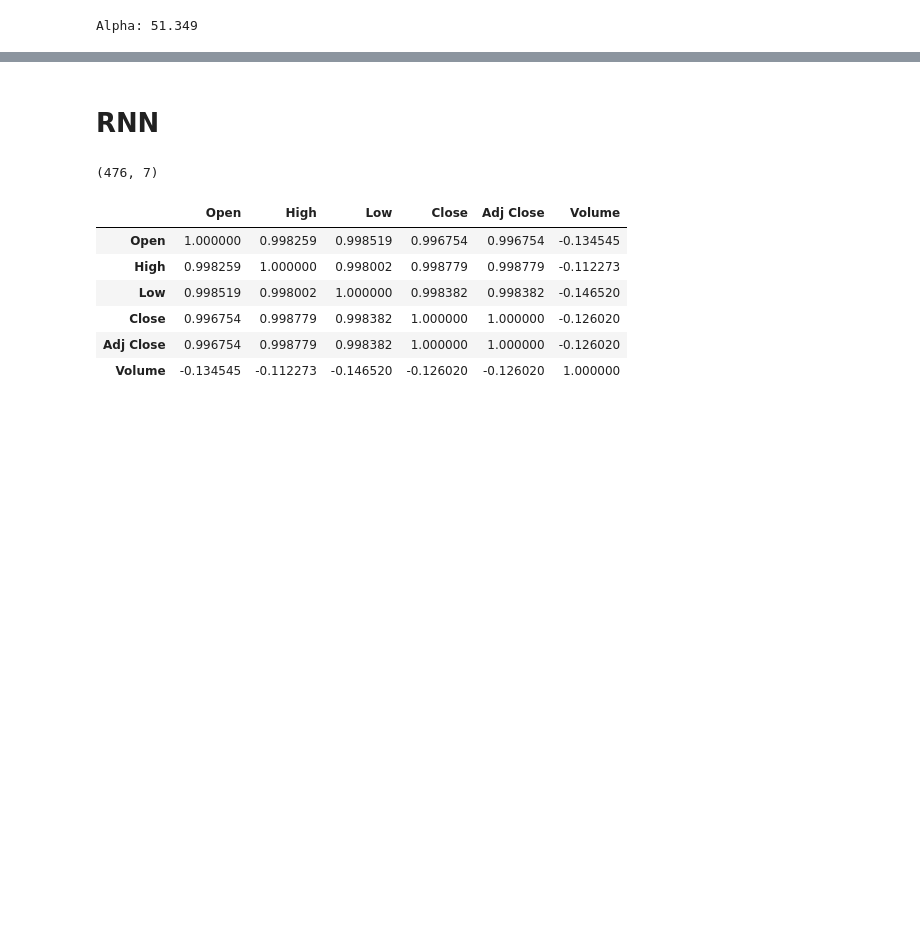
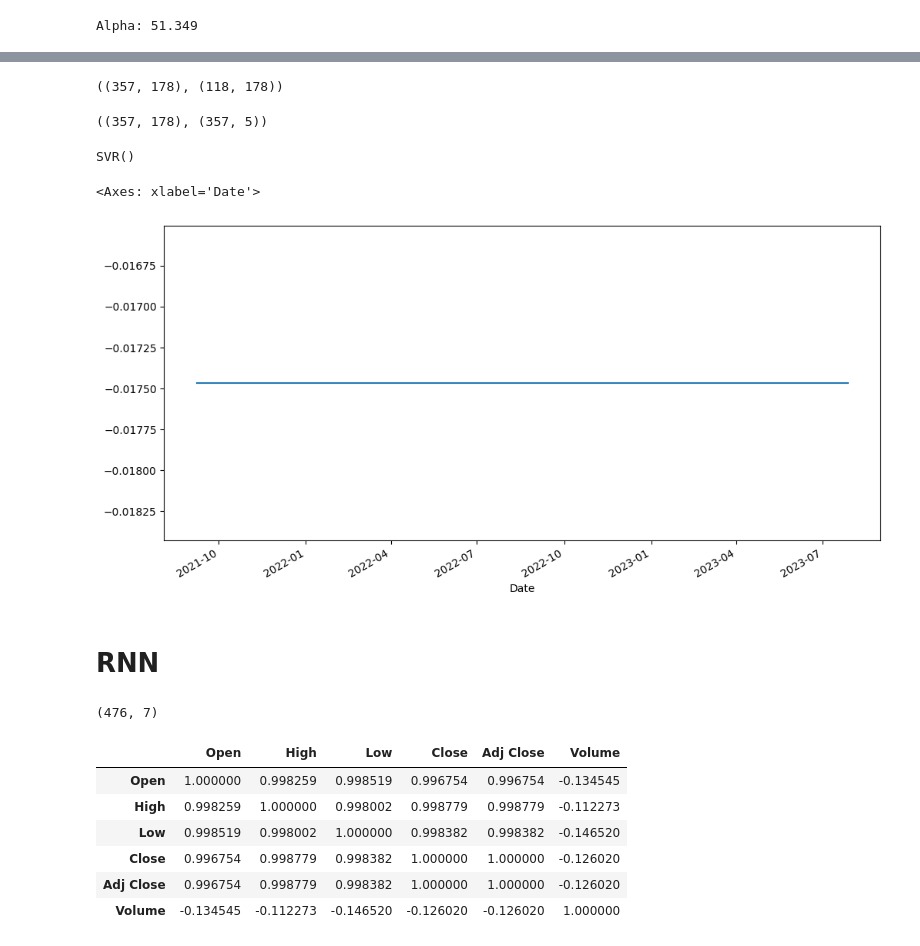
Before and after one commit to prrm4k/algorithmic_prediction, a Jupyter notebook: Algorithmic_trading.ipynb, the cells around one changed output, grey strips where cells are left out. Drawn from its saved outputs; the diff is of its cells as text; code cells hidden in the pictures; blank space fills up the shorter version.

```diff
--- a/Algorithmic_trading.ipynb
+++ b/Algorithmic_trading.ipynb
@@ -170,0 +206,2 @@ Alpha: 51.349
+# %%
+dfc = feature_engineering(sv_df)
@@ -170,0 +219,11 @@ Alpha: 51.349
+# %%
+train_size = int(df.shape[0]*0.75)
+X_tr1, X_ts1 = dfc.iloc[:train_size, 6:dfc.shape[1]-1], dfc.iloc[train_size:, 6:dfc.shape[1]-1]
+y_tr1, y_ts1 = dfc[['returns']].iloc[:train_size], dfc[['returns']].iloc[train_size:]
+X_tr1.shape, X_ts1.shape
+# %% [output]
+((357, 178), (118, 178))
+# %%
+sc = StandardScaler()
+X_train_sc = sc.fit_transform(X_tr1)
+X_test_sc = sc.transform(X_ts1)
@@ -170,0 +234,17 @@ Alpha: 51.349
+# %%
+X_train_sc.shape, X_train_pca.shape
+# %% [output]
+((357, 178), (357, 5))
+# %%
+svr = SVR()
+svr.fit(X_train_sc, y_tr1)
+# %% [output]
+SVR()
+# %%
+X = np.concatenate([X_train_sc, X_test_sc], axis=0)
+
+dfc['prediction'] = svr.predict(X)
+dfc.prediction.plot()
+# %% [output]
+<Axes: xlabel='Date'>
+[figure, added]
```
Also changed, not shown: parts of 14 cells of this notebook.
